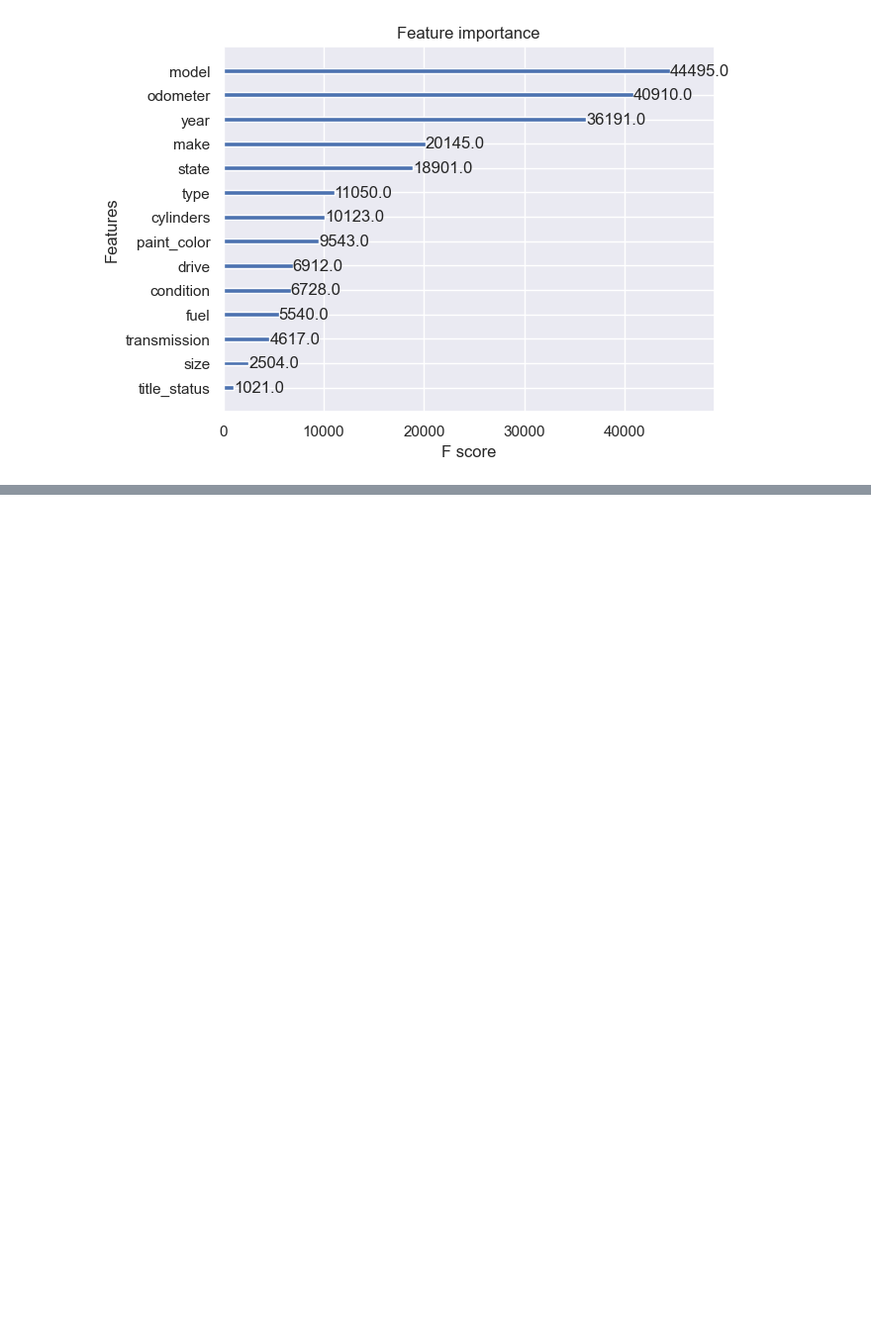
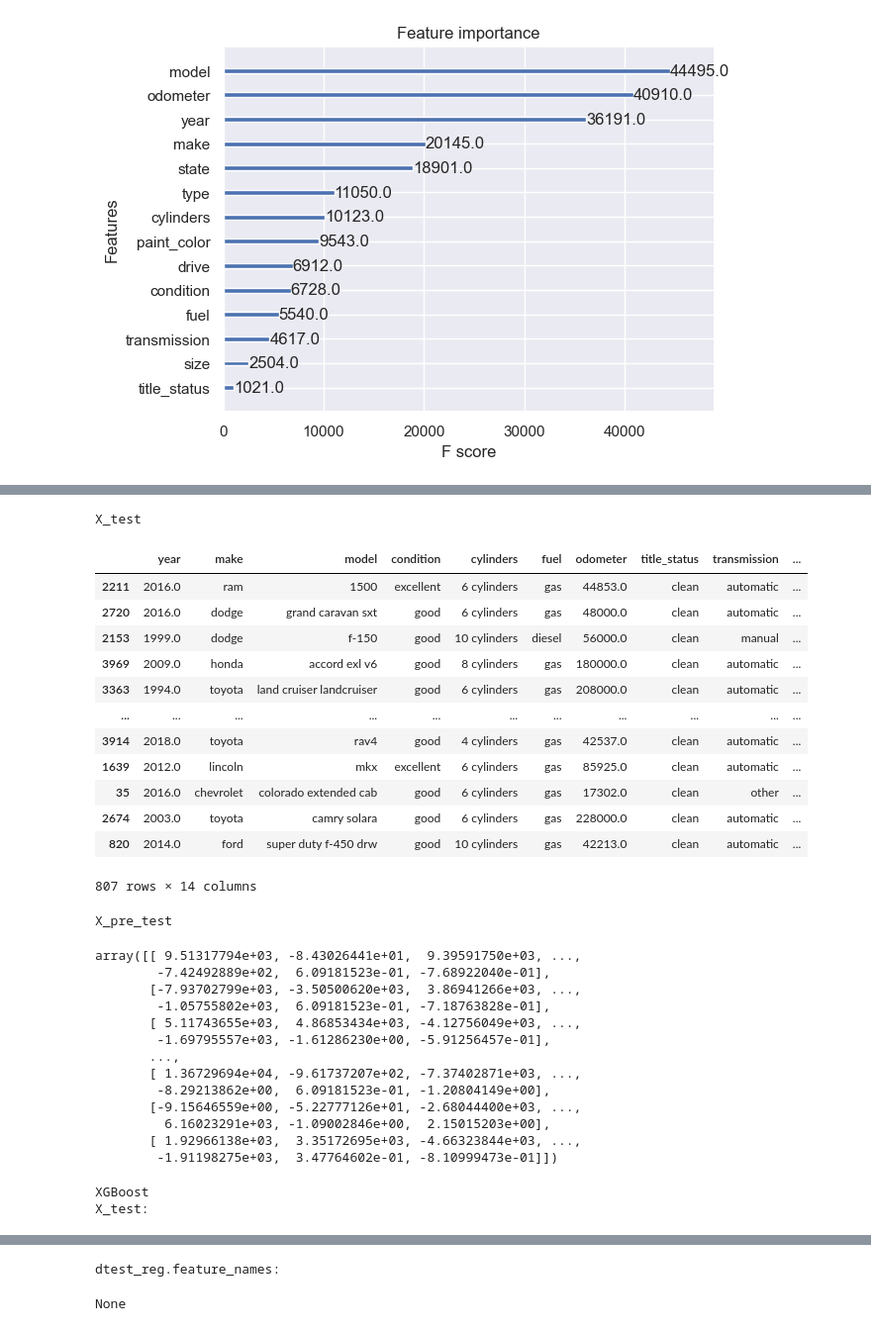
Before and after one commit to ranton256/used_car_sale_price_analysis, a Jupyter notebook: used_car_price_regression-sampled.ipynb, the cells around one changed output, grey strips where cells are left out. Shown at 99% size. Drawn from its saved outputs; the diff is of its cells as text; code cells hidden in the pictures; blank space fills up the shorter version.

```diff
--- a/used_car_price_regression-sampled.ipynb
+++ b/used_car_price_regression-sampled.ipynb
@@ -715,0 +682,24 @@ R2 score 0.6567179180842626
+# %%
+def train_pipeline(pipeline, xreg_train, yreg_train, xreg_test, yreg_test, use_eval_set=False):
+    if use_eval_set:
+        eval_set = [(xreg_train, yreg_train), (xreg_test,yreg_test)]
+        pipeline.fit(xreg_train, yreg_train, reg__eval_set=eval_set)
+    else:
+        pipeline.fit(xreg_train, yreg_train)
+
+    predict_train = pipeline.predict(xreg_train)
+    predict_test = pipeline.predict(xreg_test)
+
+    train_rmse = mean_squared_error(yreg_train, predict_train)**(0.5)
+    test_rmse = mean_squared_error(yreg_test, predict_test)**(0.5)
+
+    score = pipeline.score(xreg_train, yreg_train)
+    score = pipeline.score(xreg_train, yreg_train)
+    r2 = r2_score(yreg_test, predict_test)
+
+    print('RMSE of train data: ', train_rmse)
+    print('RMSE of test data: ',  test_rmse)
+    print("model score: %.3f" % score)
+    print("R2 score", r2)
+
+    return pipeline
@@ -715,0 +735,9 @@ R2 score 0.6567179180842626
+# %%
+print("Random Forest")
+#rf_pipeline = train_random_forest(X_train, y_train, X_test, y_test)
+rf_pipeline = Pipeline([('pre_processing',alt_pre_process),
+                             ('reg', RandomForestRegressor(max_depth=15,random_state=191))])
+
+train_pipeline(rf_pipeline, X_train, y_train, X_test, y_test)
+
+rf_model = rf_pipeline['reg']
@@ -755,0 +763,43 @@ Saving model to model_xgboost_s_ft_2023_03_12_17_50_18.pkl
+# %%
+ print("X_test")
+display(X_test)
+
+X_pre_train =  alt_pre_process.transform(X_train)
+X_pre_test =  alt_pre_process.transform(X_test)
+
+print("X_pre_test")
+display(X_pre_test)
+
+print("XGBoost")
+xgb_model = score_xgb_model(X_pre_train, y_train, X_pre_test, y_test)
+# %% [output]
+X_test
+|  | year | make | model | condition | cylinders | fuel | odometer | title_status | transmission | ... |
+| 2211 | 2016.0 | ram | 1500 | excellent | 6 cylinders | gas | 44853.0 | clean | automatic | ... |
+| 2720 | 2016.0 | dodge | grand caravan sxt | good | 6 cylinders | gas | 48000.0 | clean | automatic | ... |
+| 2153 | 1999.0 | dodge | f-150 | good | 10 cylinders | diesel | 56000.0 | clean | manual | ... |
+| 3969 | 2009.0 | honda | accord exl v6 | good | 8 cylinders | gas | 180000.0 | clean | automatic | ... |
+| 3363 | 1994.0 | toyota | land cruiser landcruiser | good | 6 cylinders | gas | 208000.0 | clean | automatic | ... |
+| ... | ... | ... | ... | ... | ... | ... | ... | ... | ... | ... |
+| 3914 | 2018.0 | toyota | rav4 | good | 4 cylinders | gas | 42537.0 | clean | automatic | ... |
+| 1639 | 2012.0 | lincoln | mkx | excellent | 6 cylinders | gas | 85925.0 | clean | automatic | ... |
+| 35 | 2016.0 | chevrolet | colorado extended cab | good | 6 cylinders | gas | 17302.0 | clean | other | ... |
+| 2674 | 2003.0 | toyota | camry solara | good | 6 cylinders | gas | 228000.0 | clean | automatic | ... |
+| 820 | 2014.0 | ford | super duty f-450 drw | good | 10 cylinders | gas | 42213.0 | clean | automatic | ... |
+807 rows × 14 columns
+X_pre_test
+array([[ 9.51317794e+03, -8.43026441e+01,  9.39591750e+03, ...,
+        -7.42492889e+02,  6.09181523e-01, -7.68922040e-01],
+       [-7.93702799e+03, -3.50500620e+03,  3.86941266e+03, ...,
+        -1.05755802e+03,  6.09181523e-01, -7.18763828e-01],
+       [ 5.11743655e+03,  4.86853434e+03, -4.12756049e+03, ...,
+        -1.69795557e+03, -1.61286230e+00, -5.91256457e-01],
+       ...,
+       [ 1.36729694e+04, -9.61737207e+02, -7.37402871e+03, ...,
+        -8.29213862e+00,  6.09181523e-01, -1.20804149e+00],
+       [-9.15646559e+00, -5.22777126e+01, -2.68044400e+03, ...,
+         6.16023291e+03, -1.09002846e+00,  2.15015203e+00],
+       [ 1.92966138e+03,  3.35172695e+03, -4.66323844e+03, ...,
+        -1.91198275e+03,  3.47764602e-01, -8.10999473e-01]])
+XGBoost
+X_test:
@@ -755,0 +819,2 @@ Saving model to model_xgboost_s_ft_2023_03_12_17_50_18.pkl
+dtest_reg.feature_names:
+None
```
Also changed, not shown: parts of 23 cells of this notebook, 3 other files.
